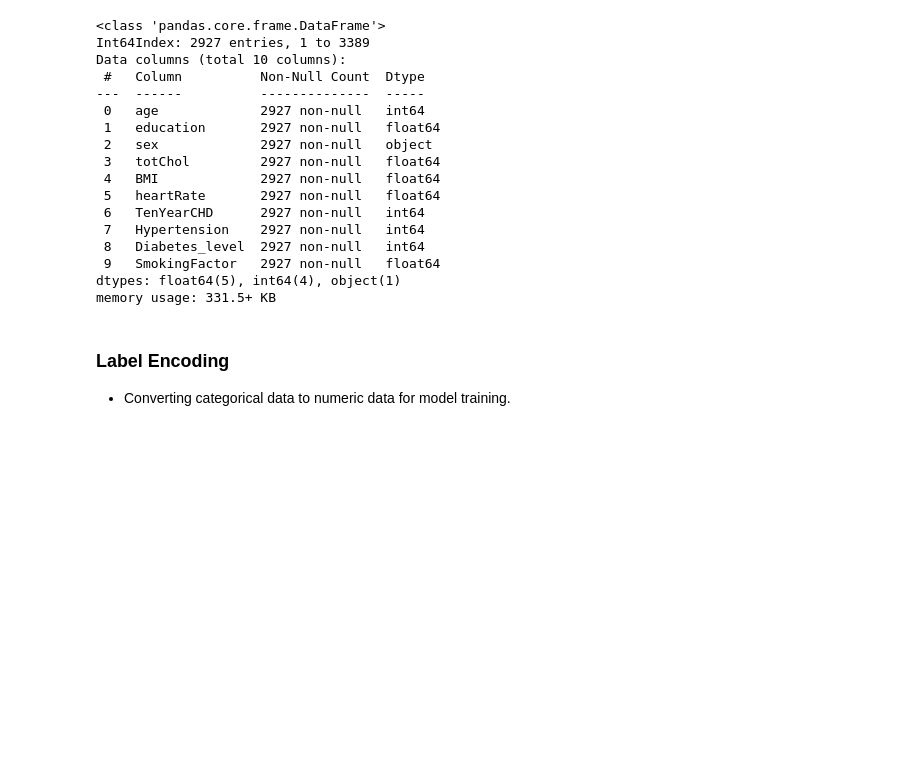
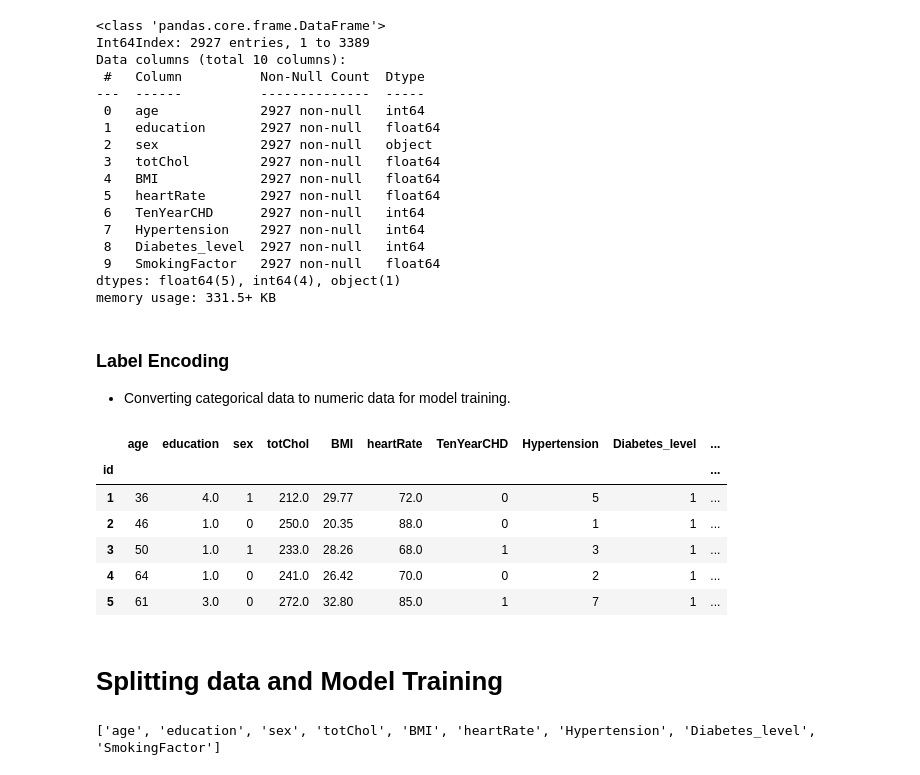
Before and after one commit to Deven876/project3-Cardiovascular-Risk-Prediction, a Jupyter notebook: Project3_Cardiovascular_Risk_Prediction.ipynb, the cells around one changed output. Saved outputs shown, nothing was run; the diff lists cells and outputs as text; code cells hidden in the pictures; blank space fills up the shorter version.

Commit message:
data splitting

```diff
--- a/Project3_Cardiovascular_Risk_Prediction.ipynb
+++ b/Project3_Cardiovascular_Risk_Prediction.ipynb
@@ -551,3 +547,23 @@ memory usage: 331.5+ KB
 - Converting categorical data to numeric data for model training.
 # %%
 data1['sex'] = data1['sex'].apply(lambda x: 1 if x=='M' else 0)
+# %%
+data1.head()
+# %% [output]
+|  | age | education | sex | totChol | BMI | heartRate | TenYearCHD | Hypertension | Diabetes_level | ... |
+| id |  |  |  |  |  |  |  |  |  | ... |
+| 1 | 36 | 4.0 | 1 | 212.0 | 29.77 | 72.0 | 0 | 5 | 1 | ... |
+| 2 | 46 | 1.0 | 0 | 250.0 | 20.35 | 88.0 | 0 | 1 | 1 | ... |
+| 3 | 50 | 1.0 | 1 | 233.0 | 28.26 | 68.0 | 1 | 3 | 1 | ... |
+| 4 | 64 | 1.0 | 0 | 241.0 | 26.42 | 70.0 | 0 | 2 | 1 | ... |
+| 5 | 61 | 3.0 | 0 | 272.0 | 32.80 | 85.0 | 1 | 7 | 1 | ... |
+# %% [markdown]
+# Splitting data and Model Training
+# %%
+# splitting dataset into independent and dependent variables
+Dependent_variable = 'TenYearCHD'
+independent_variable = list(data1.columns)
+independent_variable.remove(Dependent_variable)
+print(independent_variable)
+# %% [output]
+['age', 'education', 'sex', 'totChol', 'BMI', 'heartRate', 'Hypertension', 'Diabetes_level', 'SmokingFactor']
```
Also changed, not shown: parts of 3 cells of this notebook.
